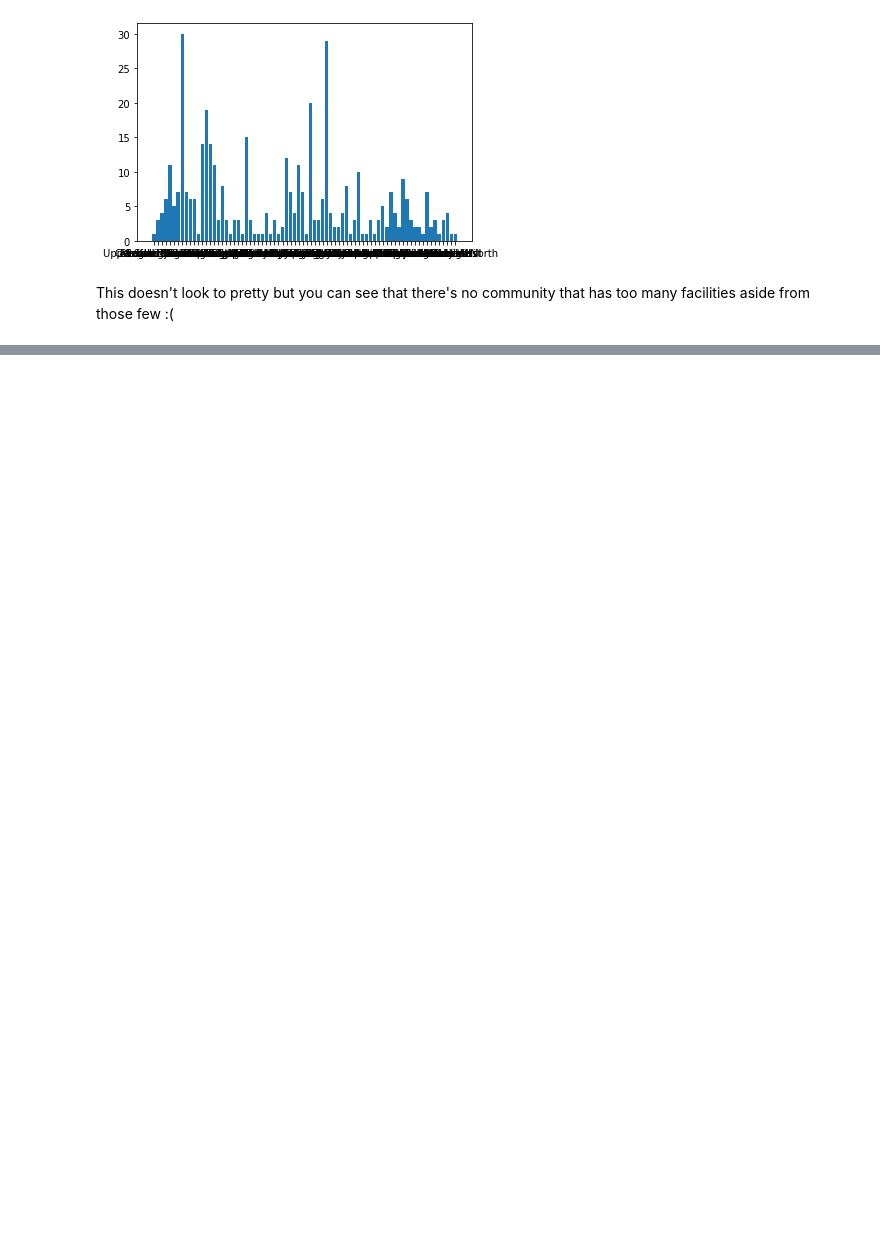
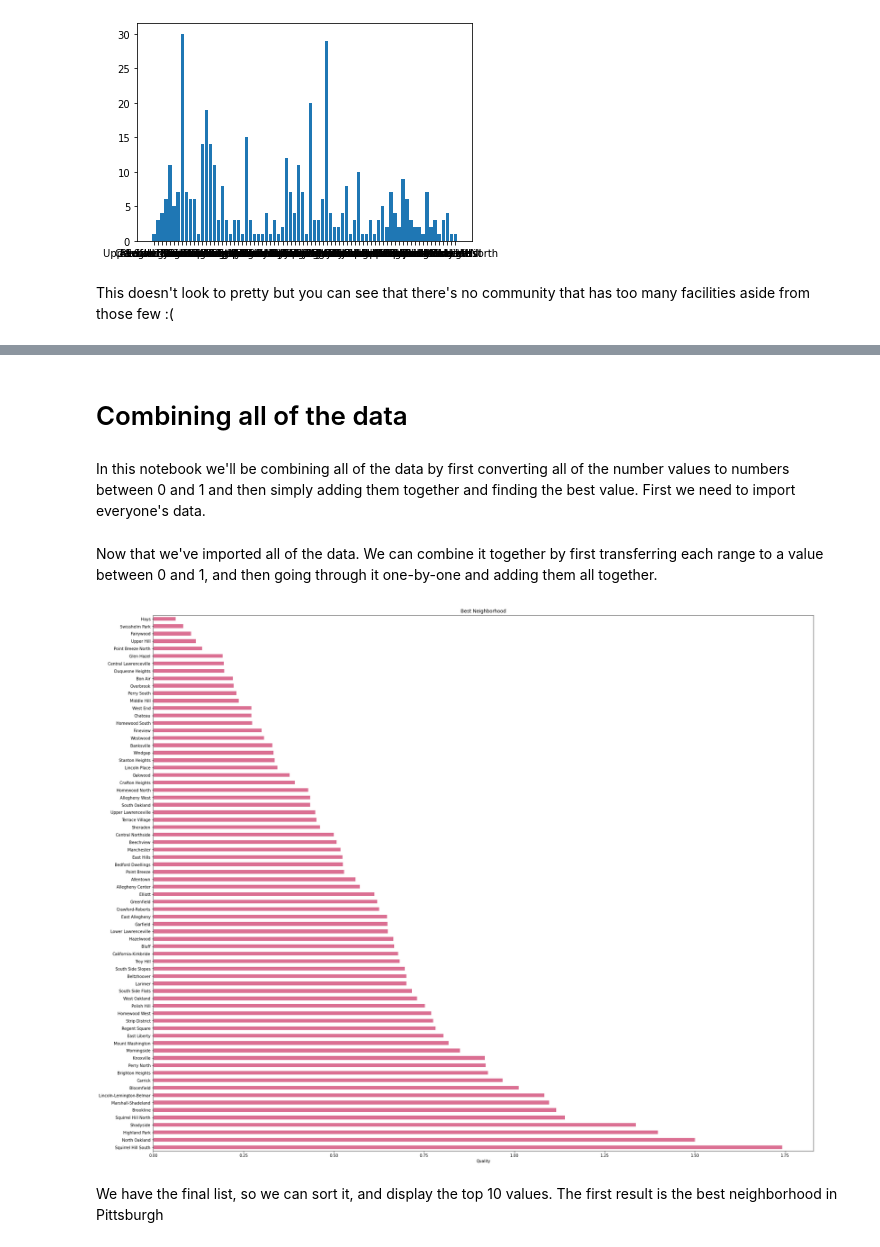
Before and after one commit to rankinT/CMPINF0010-Final-Project, a Jupyter notebook: Final.ipynb, the cells around one changed output, grey strips where cells are left out. Saved outputs shown, nothing was run; the diff lists cells and outputs as text; code cells hidden in the pictures; blank space fills up the shorter version.

Commit message:
Pasted combined results into the final book

```diff
--- a/Final.ipynb
+++ b/Final.ipynb
@@ -543,0 +546,4 @@ KeyError: 'South Side Slopes'
+# %% [markdown]
+# Combining all of the data
+# %% [markdown]
+In this notebook we'll be combining all of the data by first converting all of the number values to numbers between 0 and 1 and then simply adding them together and finding the best value. First we need to import everyone's data.
@@ -543,0 +558,45 @@ KeyError: 'South Side Slopes'
+# %% [markdown]
+Now that we've imported all of the data. We can combine it together by first transferring each range to a value between 0 and 1, and then going through it one-by-one and adding them all together.
+# %%
+maxi = max(bustops.values())
+mini = min(bustops.values())
+
+for hood in bustops:
+    bustops[hood] = (bustops[hood] - mini) / (maxi - mini)
+
+maxi = max(enrollment.values())
+mini = min(enrollment.values())
+
+for hood in enrollment:
+    enrollment[hood] = (enrollment[hood] - mini) / (maxi - mini)
+
+
+maxi = max(facilities.values())
+mini = min(facilities.values())
+
+for hood in facilities:
+    facilities[hood] = (facilities[hood] - mini) / (maxi - mini)
+
+final = {}
+
+for hood in bustops:
+    if hood in facilities:
+        if hood in enrollment:
+            final[hood] = bustops[hood] + facilities[hood] + enrollment[hood]
+
+import pandas as pd
+import matplotlib.pyplot as plt
+
+data_graph = pd.Series(final).sort_values(ascending=False)
+
+data_graph.plot.barh(color = ["palevioletred"], #https://matplotlib.org/stable/gallery/color/named_colors.html
+                     figsize=(30,25))
+
+plt.title("Best Neighborhood")
+plt.xlabel('Quality')
+
+plt.show()
+# %% [output]
+[figure, added]
+# %% [markdown]
+We have the final list, so we can sort it, and display the top 10 values. The first result is the best neighborhood in Pittsburgh
```
Also changed, not shown: parts of 10 cells of this notebook, 1 other file.
